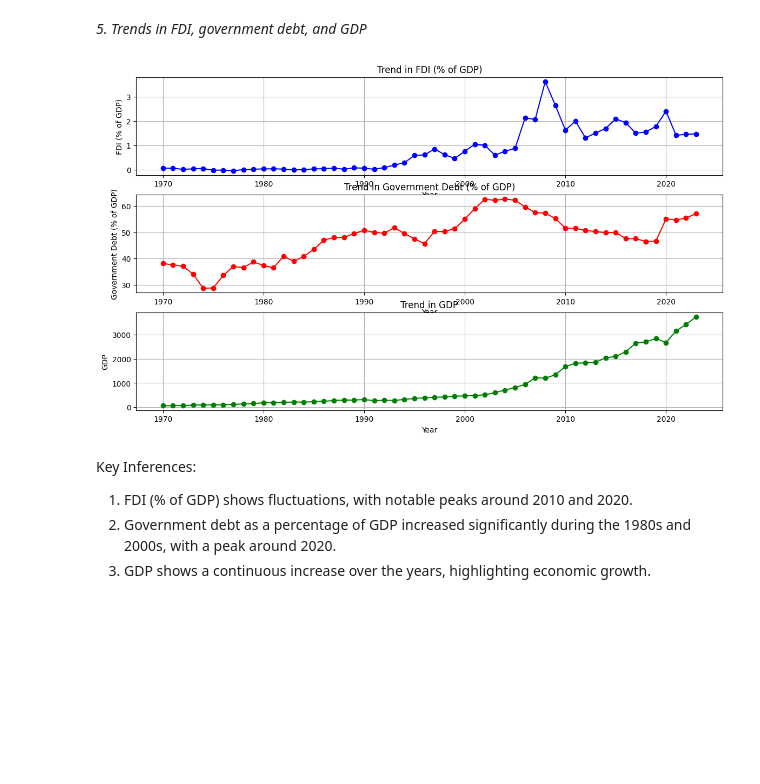
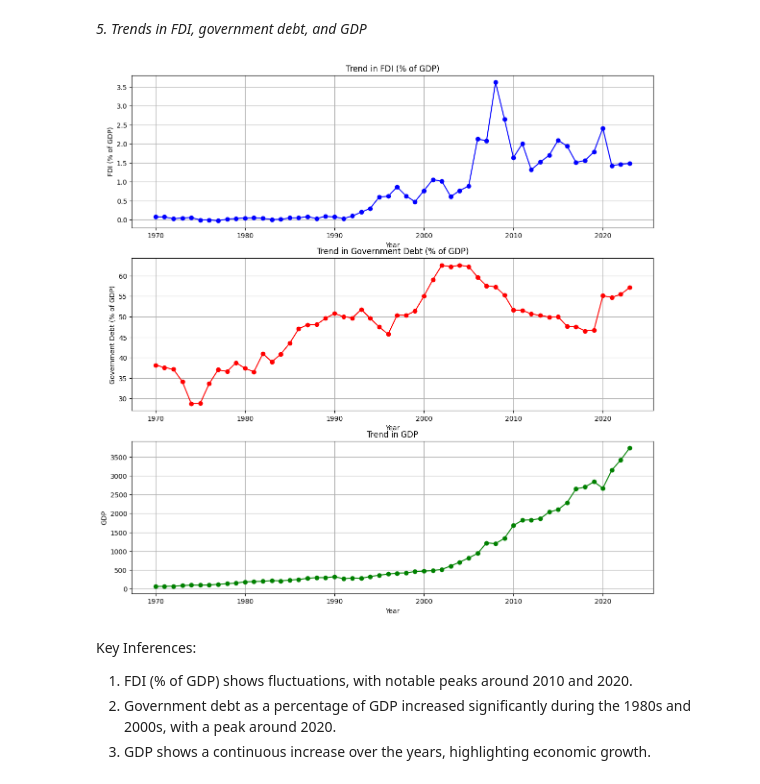
Before and after one commit to notadithyabhat/python_for_analytics_project, a Jupyter notebook: Step2-EDA.ipynb, the cells around one changed output. Cells and saved outputs as stored; diff of their text form; code cells hidden in the pictures; blank space fills up the shorter version.

```diff
--- a/Step2-EDA.ipynb
+++ b/Step2-EDA.ipynb
@@ -116,33 +116,33 @@ Key inferences:
 *5. Trends in FDI, government debt, and GDP*
 # %%
 # Plot trends for FDI, government debt, and GDP
-plt.figure(figsize=(14, 8))
+plt.figure(figsize=(14, 14))
 
 # FDI trend
 plt.subplot(3, 1, 1)
 plt.plot(df['year'], df['FDI in % of GDP'], marker='o', color='blue')
 plt.title('Trend in FDI (% of GDP)')
 plt.xlabel('Year')
 plt.ylabel('FDI (% of GDP)')
 plt.grid(True)
 
 # Government debt trend
 plt.subplot(3, 1, 2)
 plt.plot(df['year'], df['govt debt in % of GDP'], marker='o', color='red')
 plt.title('Trend in Government Debt (% of GDP)')
 plt.xlabel('Year')
 plt.ylabel('Government Debt (% of GDP)')
 plt.grid(True)
 
 # GDP trend
 plt.subplot(3, 1, 3)
 plt.plot(df['year'], df['GDP'], marker='o', color='green')
 plt.title('Trend in GDP')
 plt.xlabel('Year')
 plt.ylabel('GDP')
 plt.grid(True)
 # %% [output]
-[figure, old version]
+[figure, new version]
 # %% [markdown]
 Key Inferences:
 1. FDI (% of GDP) shows fluctuations, with notable peaks around 2010 and 2020.
```
Also changed, not shown: parts of 2 cells of this notebook.
